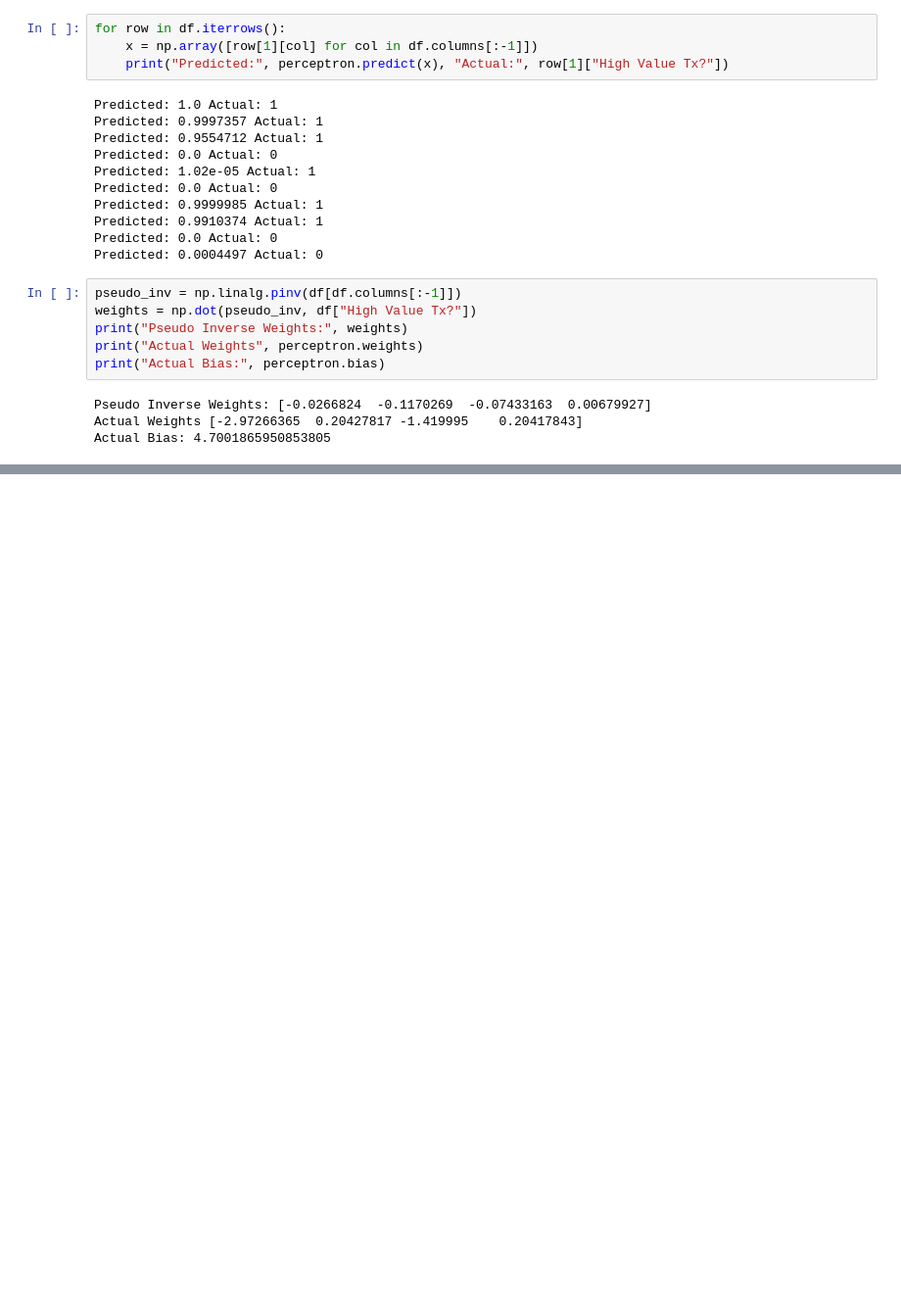
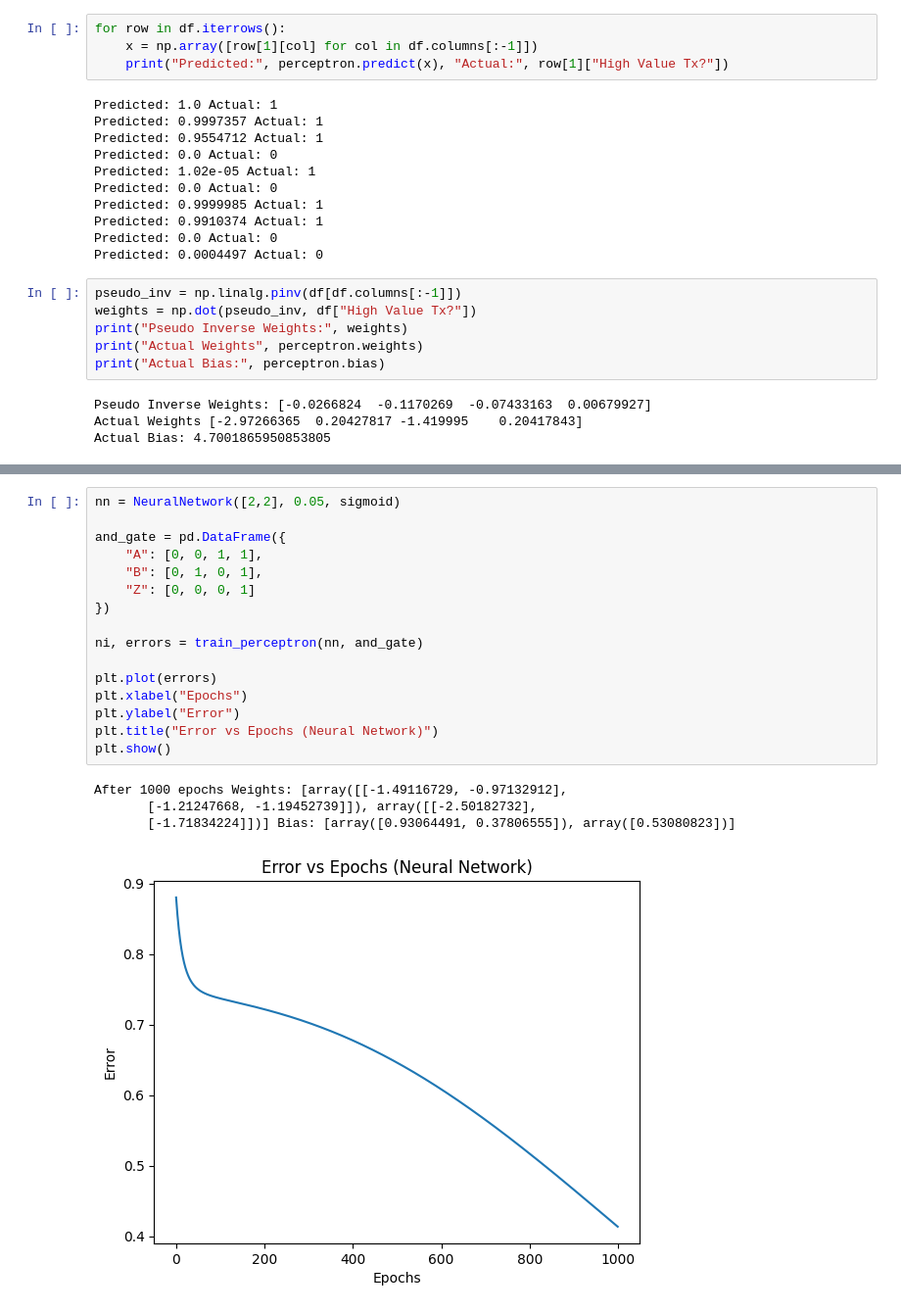
Before and after one commit to ajratnam/ML_LAB_24, a Jupyter notebook: Lab 06/Program.ipynb, the cells around one changed output, grey strips where cells are left out. Shown at 98% size. Drawn from its saved outputs; the diff is of its cells as text; blank space fills up the shorter version.

```diff
--- a/Lab 06/Program.ipynb
+++ b/Lab 06/Program.ipynb
@@ -472,0 +655,21 @@ Actual Bias: 4.7001865950853805
+# %%
+nn = NeuralNetwork([2,2], 0.05, sigmoid)
+
+and_gate = pd.DataFrame({
+    "A": [0, 0, 1, 1],
+    "B": [0, 1, 0, 1],
+    "Z": [0, 0, 0, 1]
+})
+
+ni, errors = train_perceptron(nn, and_gate)
+
+plt.plot(errors)
+plt.xlabel("Epochs")
+plt.ylabel("Error")
+plt.title("Error vs Epochs (Neural Network)")
+plt.show()
+# %% [output]
+After 1000 epochs Weights: [array([[-1.49116729, -0.97132912],
+       [-1.21247668, -1.19452739]]), array([[-2.50182732],
+       [-1.71834224]])] Bias: [array([0.93064491, 0.37806555]), array([0.53080823])]
+[figure, added]
```
Also changed, not shown: parts of 5 cells of this notebook.
